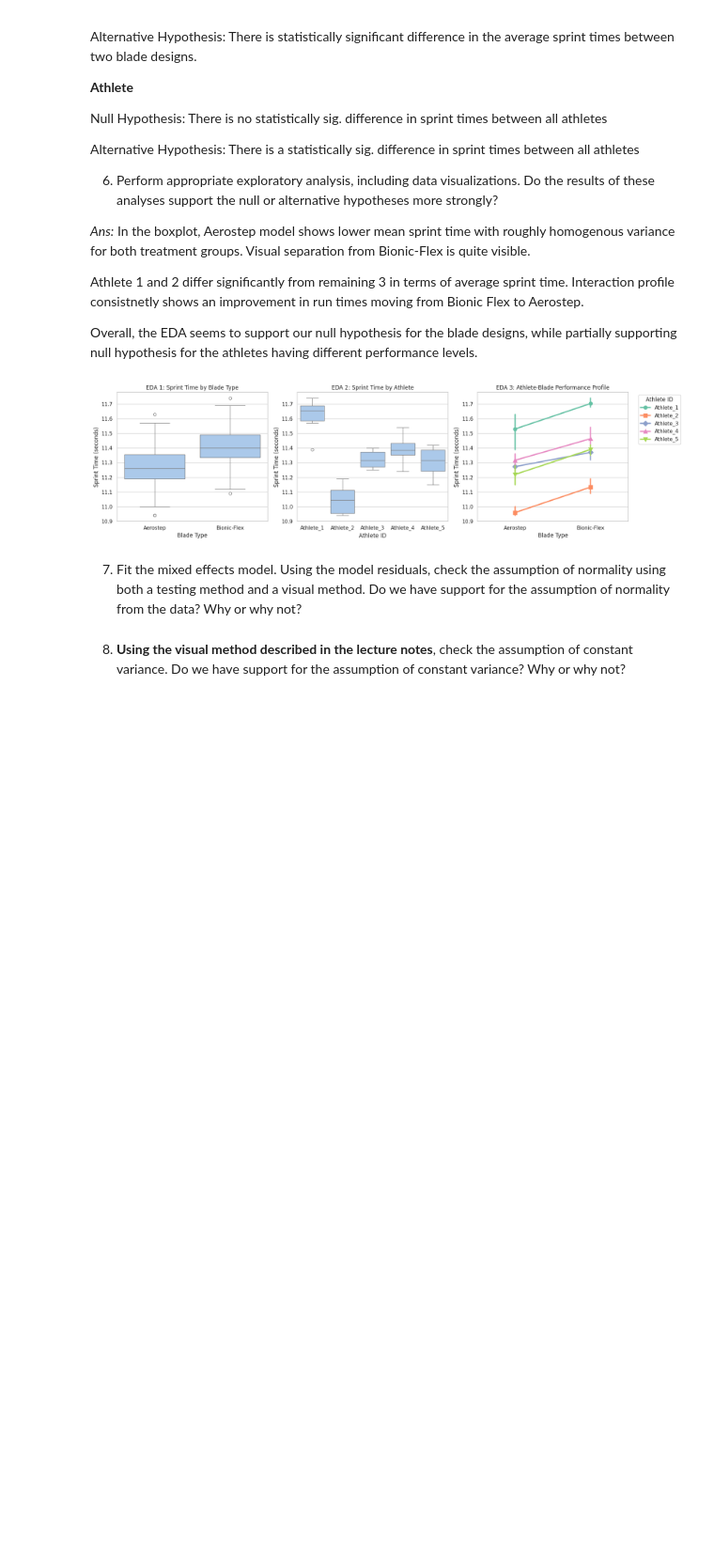
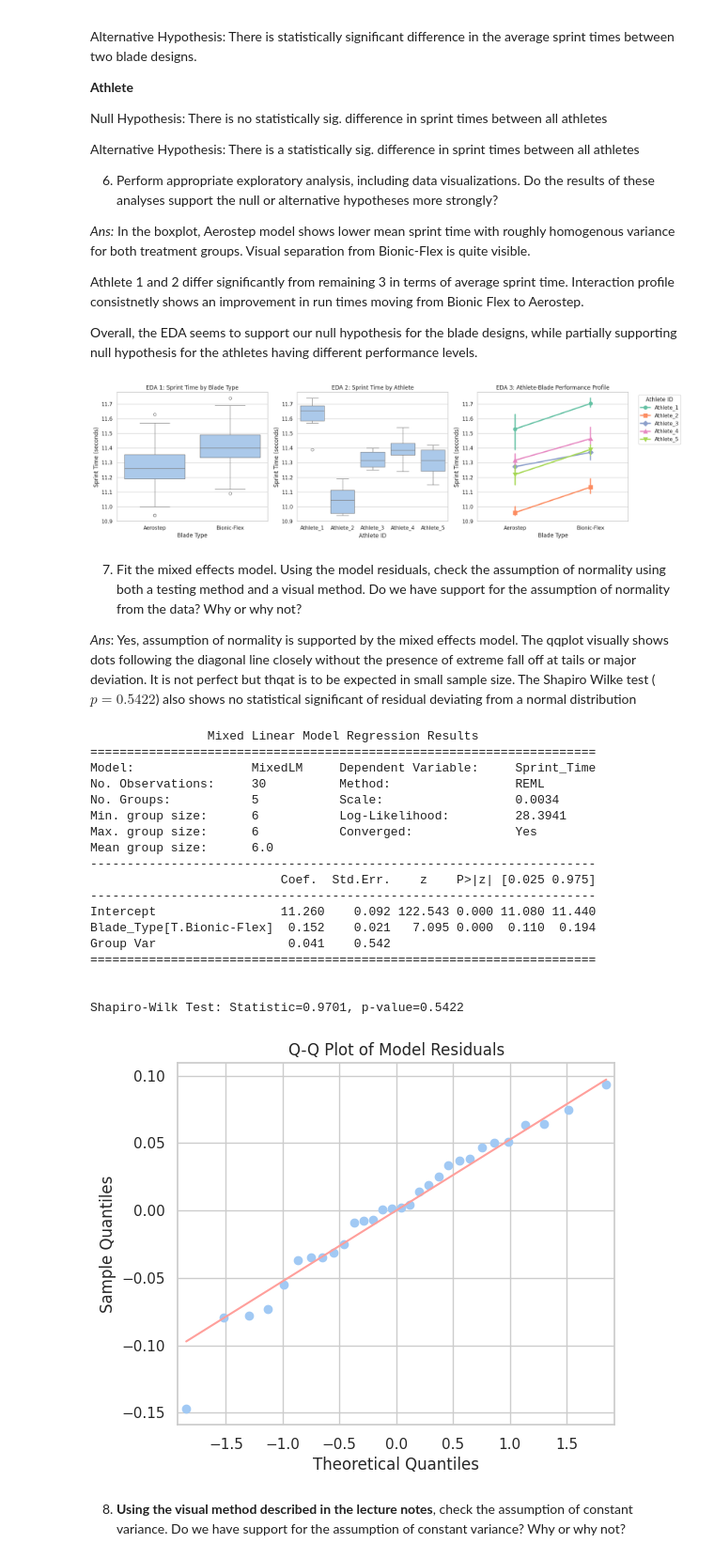
Before and after one commit to Cipher212/STAT-7220-Applied-Experimental-Design, a Jupyter notebook: Assignments/HW4/HW4.ipynb, the cells around one changed output. Shown at 94% size. Cells and saved outputs as stored; diff of their text form; code cells hidden in the pictures; blank space fills up the shorter version.

```diff
--- a/Assignments/HW4/HW4.ipynb
+++ b/Assignments/HW4/HW4.ipynb
@@ -153,8 +158,49 @@ plt.show()
 [figure]
 # %% [markdown]
 7. Fit the mixed effects model. Using the model residuals, check the assumption of normality using both a testing method and a visual method. Do we have support for the assumption of normality from the data? Why or why not?
+
+*Ans*: Yes, assumption of normality is supported by the mixed effects model. The qqplot visually shows dots following the diagonal line closely without the presence of extreme fall off at tails or major deviation. It is not perfect but thqat is to be expected in small sample size. The Shapiro Wilke test ($p=0.5422$) also shows no statistical significant of residual deviating from a normal distribution
 # %%
 ## Question 7 Code ##
+
+model = smf.mixedlm("Sprint_Time ~ Blade_Type", df, groups=df["Athlete_ID"])
+result = model.fit()
+
+# Display results summary
+print(result.summary())
+
+# 2. Extract Residuals
+residuals = result.resid
+
+# 3. Testing Method: Shapiro-Wilk Test
+shapiro_stat, shapiro_p = stats.shapiro(residuals)
+print(f"\nShapiro-Wilk Test: Statistic={shapiro_stat:.4f}, p-value={shapiro_p:.4f}")
+
+# 4. Visual Method: Q-Q Plot
+fig, ax = plt.subplots(figsize=(6, 5))
+sm.qqplot(residuals, line='s', ax=ax)
+ax.set_title("Q-Q Plot of Model Residuals")
+plt.show()
+# %% [output]
+                Mixed Linear Model Regression Results
+=====================================================================
+Model:                MixedLM     Dependent Variable:     Sprint_Time
+No. Observations:     30          Method:                 REML
+No. Groups:           5           Scale:                  0.0034
+Min. group size:      6           Log-Likelihood:         28.3941
+Max. group size:      6           Converged:              Yes
+Mean group size:      6.0
+---------------------------------------------------------------------
+                          Coef.  Std.Err.    z    P>|z| [0.025 0.975]
+---------------------------------------------------------------------
+Intercept                 11.260    0.092 122.543 0.000 11.080 11.440
+Blade_Type[T.Bionic-Flex]  0.152    0.021   7.095 0.000  0.110  0.194
+Group Var                  0.041    0.542
+=====================================================================
+
+
+Shapiro-Wilk Test: Statistic=0.9701, p-value=0.5422
+[figure, added]
 # %% [markdown]
 8. **Using the visual method described in the lecture notes**, check the assumption of constant variance. Do we have support for the assumption of constant variance? Why or why not?
 # %%
```
Also changed, not shown: parts of 2 cells of this notebook.
